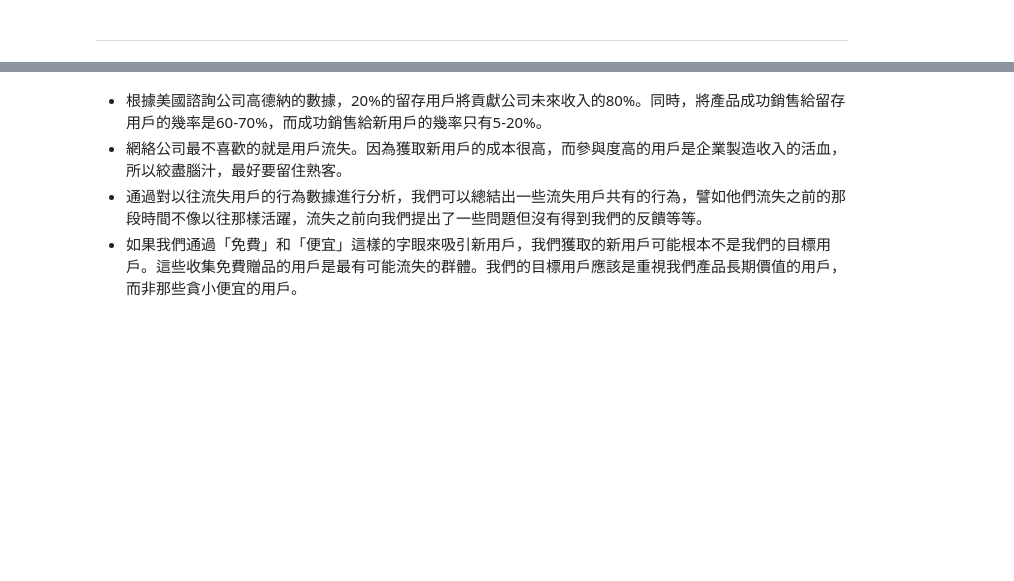
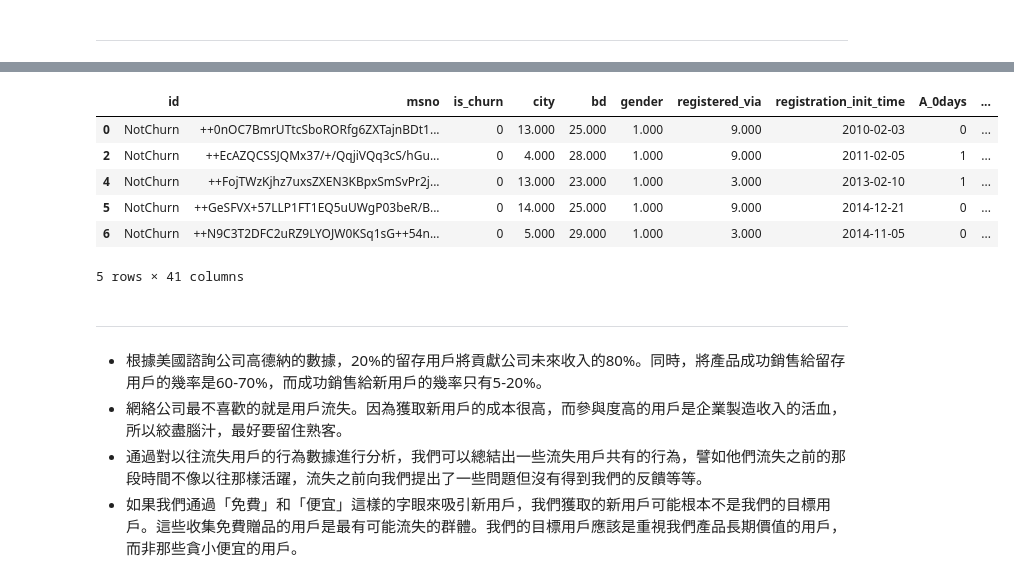
Before and after one commit to imiKao/KKBoxProject_for_TcfstCourse, a Jupyter notebook: KKboxAnalysis_關聯式分析.ipynb, the cells around one changed output, grey strips where cells are left out. Drawn from its saved outputs; the diff is of its cells as text; code cells hidden in the pictures; blank space fills up the shorter version.

```diff
--- a/KKboxAnalysis_關聯式分析.ipynb
+++ b/KKboxAnalysis_關聯式分析.ipynb
@@ -513,0 +571,10 @@ df_Under26_device3.to_csv('df_Under26_device3.csv',index=False,header=True)
+# %%
+df_notchurn.head()
+# %% [output]
+|  | id | msno | is_churn | city | bd | gender | registered_via | registration_init_time | A_0days | ... |
+| 0 | NotChurn | ++0nOC7BmrUTtcSboRORfg6ZXTajnBDt1... | 0 | 13.000 | 25.000 | 1.000 | 9.000 | 2010-02-03 | 0 | ... |
+| 2 | NotChurn | ++EcAZQCSSJQMx37/+/QqjiVQq3cS/hGu... | 0 | 4.000 | 28.000 | 1.000 | 9.000 | 2011-02-05 | 1 | ... |
+| 4 | NotChurn | ++FojTWzKjhz7uxsZXEN3KBpxSmSvPr2j... | 0 | 13.000 | 23.000 | 1.000 | 3.000 | 2013-02-10 | 1 | ... |
+| 5 | NotChurn | ++GeSFVX+57LLP1FT1EQ5uUWgP03beR/B... | 0 | 14.000 | 25.000 | 1.000 | 9.000 | 2014-12-21 | 0 | ... |
+| 6 | NotChurn | ++N9C3T2DFC2uRZ9LYOJW0KSq1sG++54n... | 0 | 5.000 | 29.000 | 1.000 | 3.000 | 2014-11-05 | 0 | ... |
+5 rows × 41 columns
@@ -514,3 +585,5 @@ df_Under26_device3.to_csv('df_Under26_device3.csv',index=False,header=True)
+# %% [markdown]
+---
 # %% [markdown]
 * 根據美國諮詢公司高德納的數據，20%的留存用戶將貢獻公司未來收入的80%。同時，將產品成功銷售給留存用戶的幾率是60-70%，而成功銷售給新用戶的幾率只有5-20%。
 * 網絡公司最不喜歡的就是用戶流失。因為獲取新用戶的成本很高，而參與度高的用戶是企業製造收入的活血，所以絞盡腦汁，最好要留住熟客。
```
Also changed, not shown: parts of 11 cells of this notebook.
